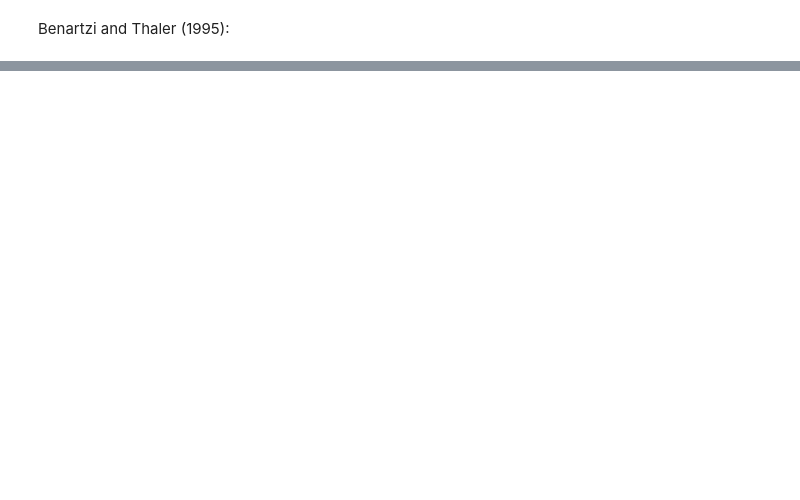
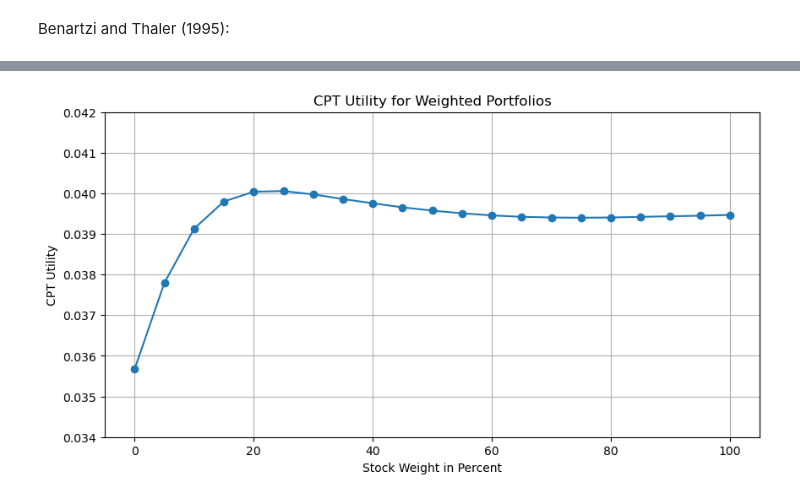
Before and after one commit to mcp656/Seminar, a Jupyter notebook: prescott.ipynb, the cells around one changed output, grey strips where cells are left out. Cells and saved outputs as stored; diff of their text form; code cells hidden in the pictures; blank space fills up the shorter version.

```diff
--- a/prescott.ipynb
+++ b/prescott.ipynb
@@ -403,21 +419,22 @@ pivot_df.to_csv('cpt_utilities_wide.csv')
 # %%
 # Load the long‑form utilities (or use your existing DataFrame)
 long_df = pd.read_csv('cpt_utilities_long.csv')
 
 plt.figure(figsize=(10, 5))
-for length in [11, 12, 13]:
+for length in [12]:
     subset = long_df[long_df['length'] == length]
     plt.plot(
         subset['weight_stock'].values*100,
         subset['utility'].values,
         marker='o',
         label=f'Block-Lenght: {length}'
     )
 
 plt.xlabel('Stock Weight in Percent')
 plt.ylabel('CPT Utility')
 plt.title('CPT Utility for Weighted Portfolios')
-plt.legend()
-plt.ylim(0.035, 0.041)
+plt.ylim(0.034, 0.042)
 plt.grid()
 plt.show()
+# %% [output]
+[figure, added]
```
Also changed, not shown: parts of 8 cells of this notebook, 2 other files.
